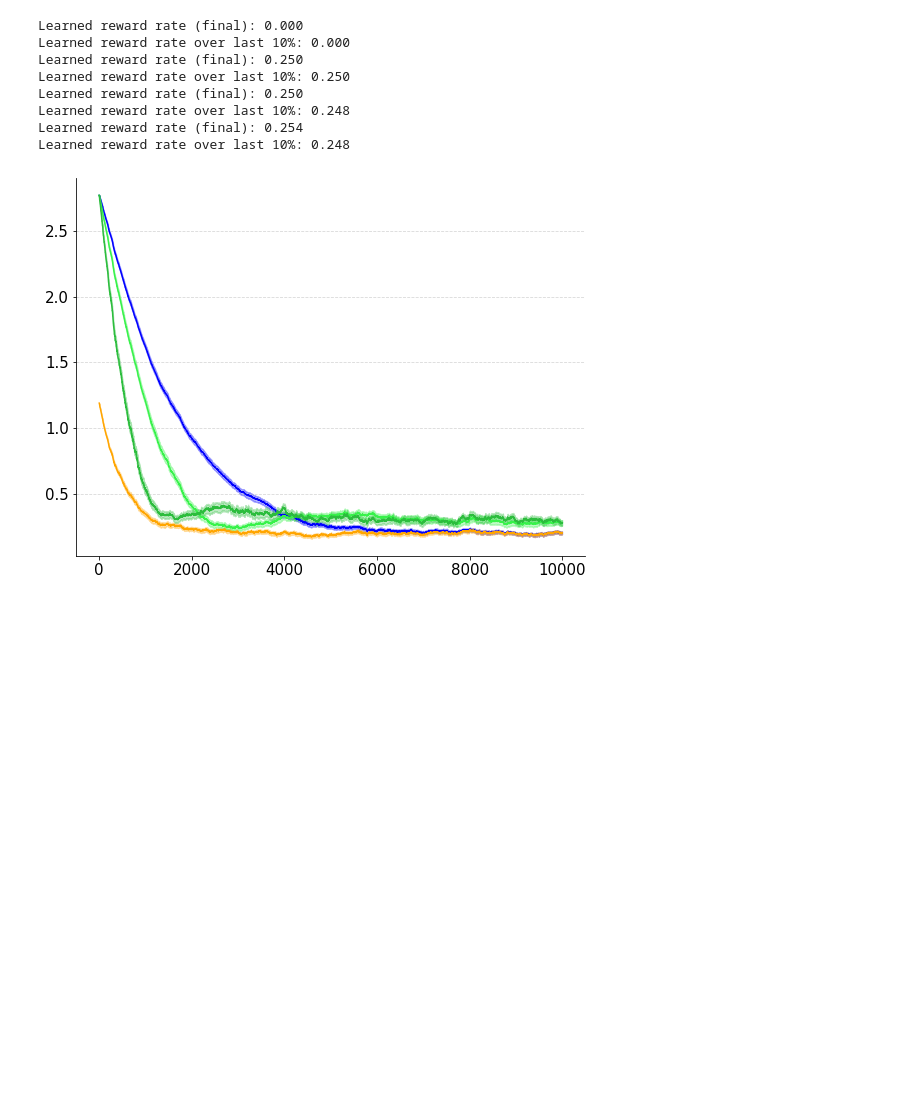
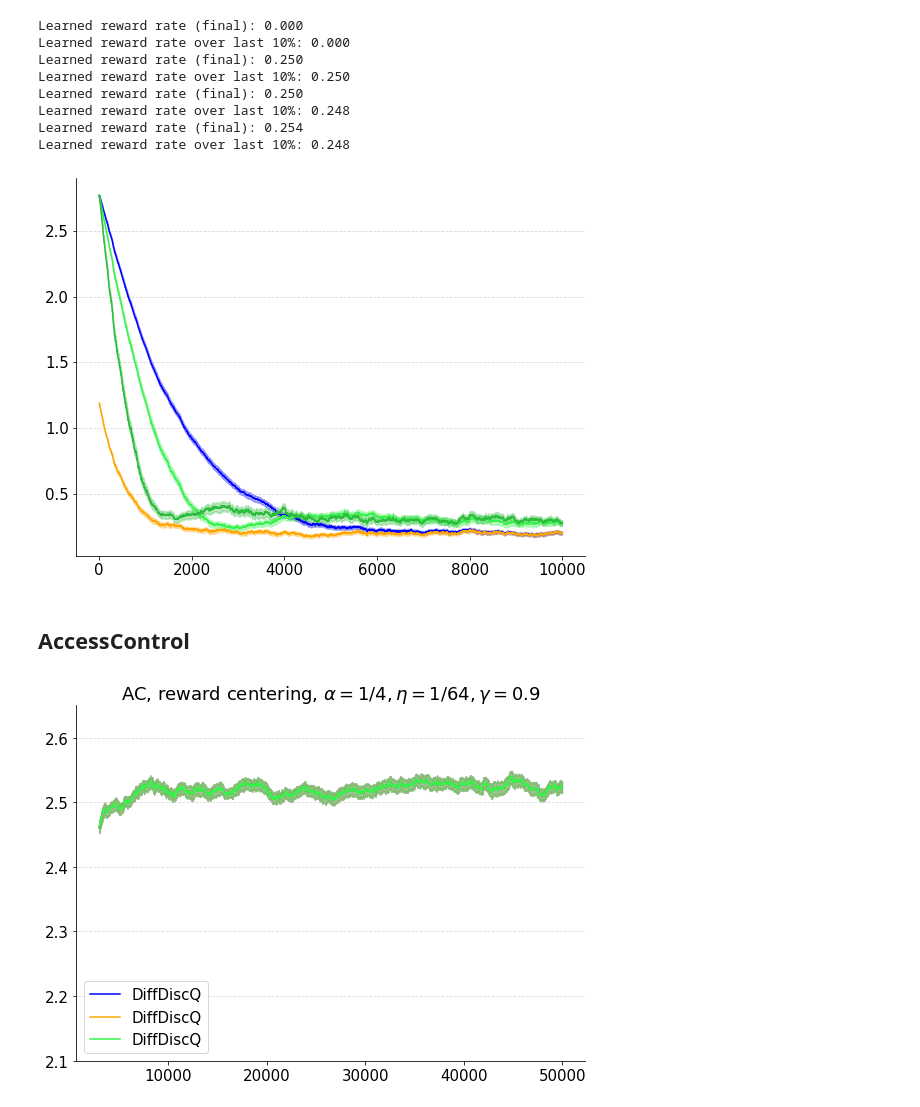
Before and after one commit to abhisheknaik96/continuing-rl-exps, a Jupyter notebook: plot_results_example.ipynb, the cells around one changed output. Saved outputs shown, nothing was run; the diff lists cells and outputs as text; code cells hidden in the pictures; blank space fills up the shorter version.

Commit message:
added execution script to readme; added sample experiment; reward shifts now occur in the exp loop

```diff
--- a/plot_results_example.ipynb
+++ b/plot_results_example.ipynb
@@ -127,8 +127,8 @@ def plot_learning_curve(files, item='reward', window=1000, sample=1, firstn=-1,
     for i, (location, filename) in enumerate(files):
         data = np.load(location + filename, allow_pickle=True).item()
         rewards_train = data[item][:,:firstn]
-#         if data['params']['robust_to_initialization']:
-#             rewards_train -= data['params']['reward_offset']
+        if data['params']['robust_to_initialization']:
+            rewards_train -= data['params']['reward_offset']
         max_run_length = rewards_train.shape[1]
         if print_final_reward_rate:
             idx = int(data["avgrew"].shape[1] * 0.1)
@@ -163,8 +163,8 @@ def plot_learning_curve(files, item='reward', window=1000, sample=1, firstn=-1,
     if not final:
         plt.legend()
         plt.title(title)
-        plt.xlabel('Time steps')
-        plt.ylabel('RMSVE\n(TVR)', rotation=0, labelpad=40)
+#         plt.xlabel('Time steps')
+#         plt.ylabel('RMSVE\n(TVR)', rotation=0, labelpad=40)
     plt.tight_layout()
     if final:
         assert os.path.isfile(out_location + file_title + '.png') == False, "File already exists. Don't overwrite!"
@@ -355,3 +355,19 @@ Learned reward rate over last 10%: 0.248
 Learned reward rate (final): 0.254
 Learned reward rate over last 10%: 0.248
 [figure]
+# %% [markdown]
+## AccessControl
+# %%
+filenames = [
+    ('results/test_exp/', 'AC_eta0.015625_test_0.npy'),   # reward_offset=-2
+    ('results/test_exp/', 'AC_eta0.015625_test_1.npy'),   # reward_offset=0
+    ('results/test_exp/', 'AC_eta0.015625_test_2.npy'),   # reward_offset=2
+]
+
+plot_learning_curve(filenames, item='reward', window=3000,
+                    title=r'AC, reward centering, $\alpha=1/4, \eta=1/64, \gamma=0.9$', final=False, #plot_all_runs=True,
+                    print_final_reward_rate=False, ylims=(2.1, 2.65),
+                    out_location='results/test_exp/plots/',
+                   )
+# %% [output]
+[figure, added]
```
Also changed, not shown: parts of 1 cell of this notebook, 5 other files.
